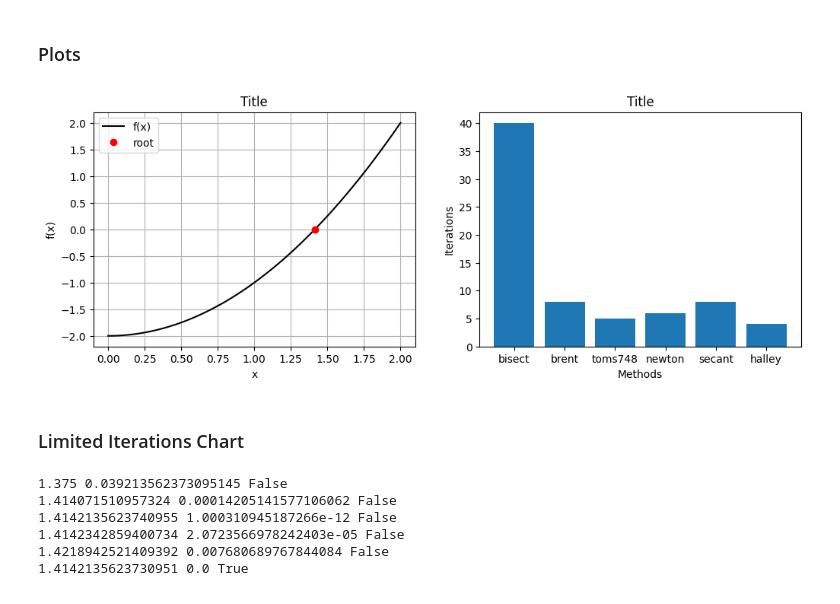
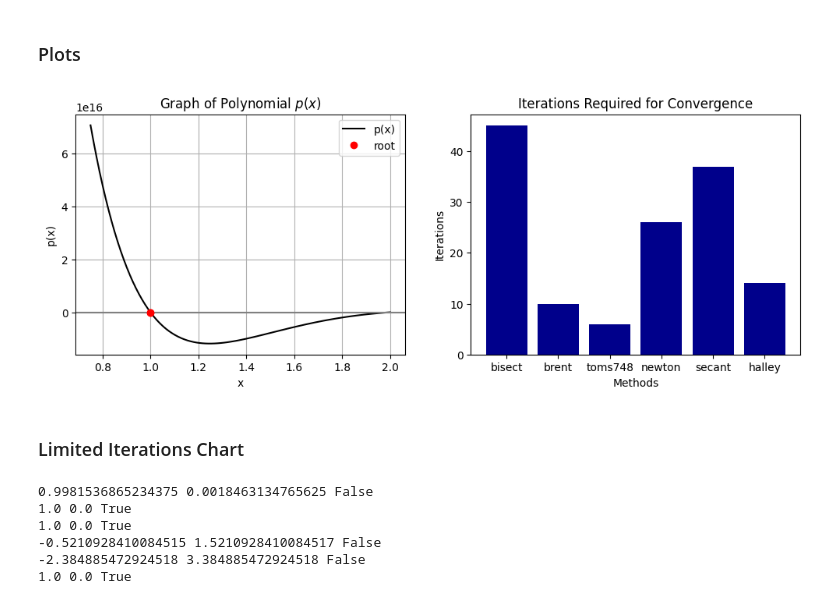
Before and after one commit to joel-s-penney/MATH-3030-Project-1, a Jupyter notebook: Comparing_Root_Finders.ipynb, the cells around one changed output. Drawn from its saved outputs; the diff is of its cells as text; code cells hidden in the pictures.

```diff
--- a/Comparing_Root_Finders.ipynb
+++ b/Comparing_Root_Finders.ipynb
@@ -22,7 +43,7 @@ root, bisectinfo = scipy.bisect(f, a, b, full_output=True)
 # print(root)
 # print(bisectinfo)
 # %%
-root, brentqinfo = scipy.brentq(f, a, b, full_output=True)
+root, brentqinfo = scipy.brentq(f, a, b, maxiter=500, full_output=True)
 # print(root)
 # print(brentqinfo)
 # %%
@@ -30,15 +51,16 @@ root, toms748info = scipy.toms748(f, a, b, full_output=True)
 # print(root)
 # print(toms748info)
 # %%
-root, newtoninfo = scipy.newton(f, x0, fprime=df, full_output=True)
+root, newtoninfo = scipy.newton(f, x0, fprime=df, maxiter=500, full_output=True)
 # print(root)
 # print(newtoninfo)
 # %%
-root, secantinfo = scipy.newton(f, x0, full_output=True)
+root, secantinfo = scipy.newton(f, x0, maxiter=500, full_output=True)
 # print(root)
 # print(secantinfo)
 # %%
-root, halleyinfo = scipy.newton(f, x0, fprime=df, fprime2=ddf, full_output=True)
+root, halleyinfo = scipy.newton(f, x0, fprime=df, fprime2=ddf,
+                                maxiter=500, full_output=True)
 # print(root)
 # print(halleyinfo)
 # %% [markdown]
@@ -46,39 +68,41 @@ root, halleyinfo = scipy.newton(f, x0, fprime=df, fprime2=ddf, full_output=True)
 # %%
 plt.figure(figsize=(12, 4))
 
 # First plot: the function itself
-x = np.linspace(a, b, 100)
+x = np.linspace(0.75, 2, 100)
 
 plt.subplot(1, 2, 1)
 plt.plot(x, f(x), color='k')
-plt.title('Title')
+plt.title('Graph of Polynomial $p(x)$')
 plt.xlabel('x')
-plt.ylabel('f(x)')
+plt.ylabel('p(x)')
 plt.grid(True)
 
+plt.plot(root, f(root), 'ro', label='root')
+plt.axhline(y=0, color='gray', label='x-axis')
 plt.plot(root, f(root), 'ro')
-plt.legend(['f(x)', 'root'])
+# plt.plot(root+1, f(root), 'ro')
+plt.legend(['p(x)', 'root'])
 
 # Second plot: the number of iterations
 methods = ['bisect', 'brent', 'toms748', 'newton', 'secant', 'halley']
 results = [bisectinfo.iterations, brentqinfo.iterations,
            toms748info.iterations, newtoninfo.iterations,
            secantinfo.iterations, halleyinfo.iterations]
 plt.subplot(1, 2, 2)
-plt.bar(methods, results)
-plt.title('Title')
+plt.bar(methods, results, color='darkblue')
+plt.title('Iterations Required for Convergence')
 plt.xlabel('Methods')
 plt.ylabel('Iterations')
 
-
 plt.show()
 # %% [output]
-[figure, old version]
+[figure, new version]
 # %% [markdown]
 ### Limited Iterations Chart
 # %%
-maximum = 4
-known = np.sqrt(2)
+maximum = 15
+known = 1
 
 bisectroot, bisectinfo = scipy.bisect(f, a, b, full_output=True, maxiter=maximum, disp=False)
 brentqroot, brentqinfo = scipy.brentq(f, a, b, full_output=True, maxiter=maximum, disp=False)
@@ -94,9 +118,9 @@ print(newtonroot, abs(newtonroot - known), newtoninfo.converged)
 print(secantroot, abs(secantroot - known), secantinfo.converged)
 print(halleyroot, abs(halleyroot - known), halleyinfo.converged)
 # %% [output]
-1.375 0.039213562373095145 False
-1.414071510957324 0.00014205141577106062 False
-1.4142135623740955 1.000310945187266e-12 False
-1.4142342859400734 2.0723566978242403e-05 False
-1.4218942521409392 0.007680689767844084 False
-1.4142135623730951 0.0 True
+0.9981536865234375 0.0018463134765625 False
+1.0 0.0 True
+1.0 0.0 True
+-0.5210928410084515 1.5210928410084517 False
+-2.384885472924518 3.384885472924518 False
+1.0 0.0 True
```
Also changed, not shown: parts of 3 cells of this notebook, 1 other file.
